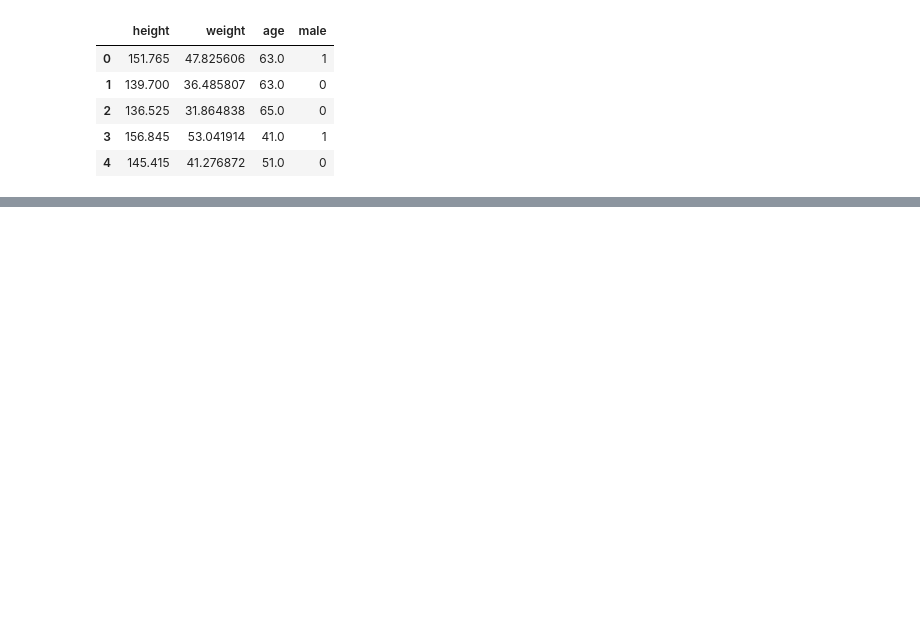
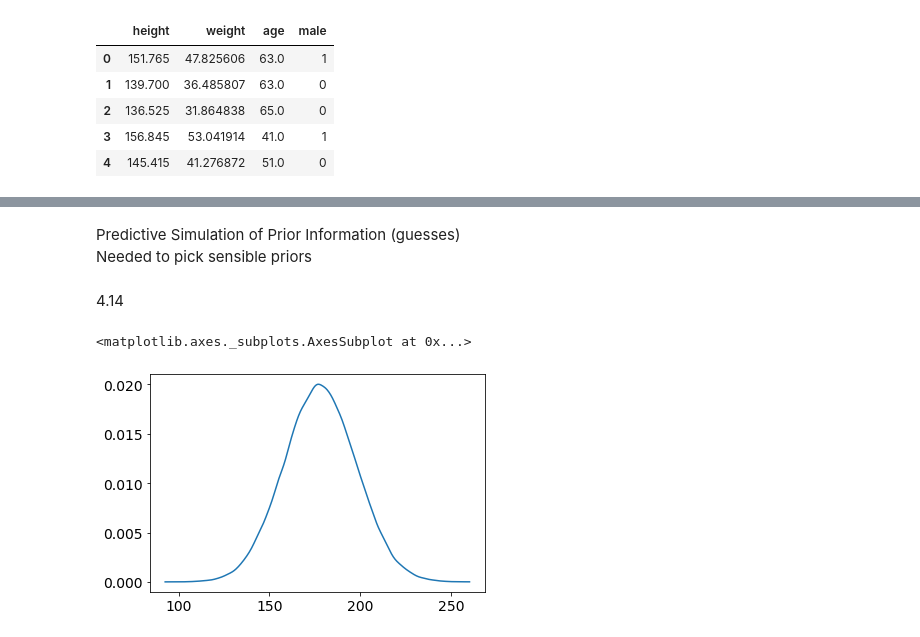
Before and after one commit to steed360/Data-Analysis, a Jupyter notebook: b Statistical Rethinking/Chapter_4_fromScratch.ipynb, the cells around one changed output, grey strips where cells are left out. Cells and saved outputs as stored; diff of their text form; code cells hidden in the pictures; blank space fills up the shorter version.

```diff
--- a/b Statistical Rethinking/Chapter_4_fromScratch.ipynb
+++ b/b Statistical Rethinking/Chapter_4_fromScratch.ipynb
@@ -125,0 +178,14 @@ df.head()
+# %% [markdown]
+Predictive Simulation of Prior Information (guesses)
+<BR>Needed to pick sensible priors
+# %% [markdown]
+4.14
+# %%
+num_samples = int ( 1e5)
+# Extract samples from the prior (hypothesized height)
+# mu appears to mean the height
+sampled_mu = stats.norm.rvs (   178, 20, size = num_samples )
+az.plot_kde ( sampled_mu)
+# %% [output]
+<matplotlib.axes._subplots.AxesSubplot at 0x...>
+[figure, added]
```
Also changed, not shown: parts of 26 cells of this notebook.
